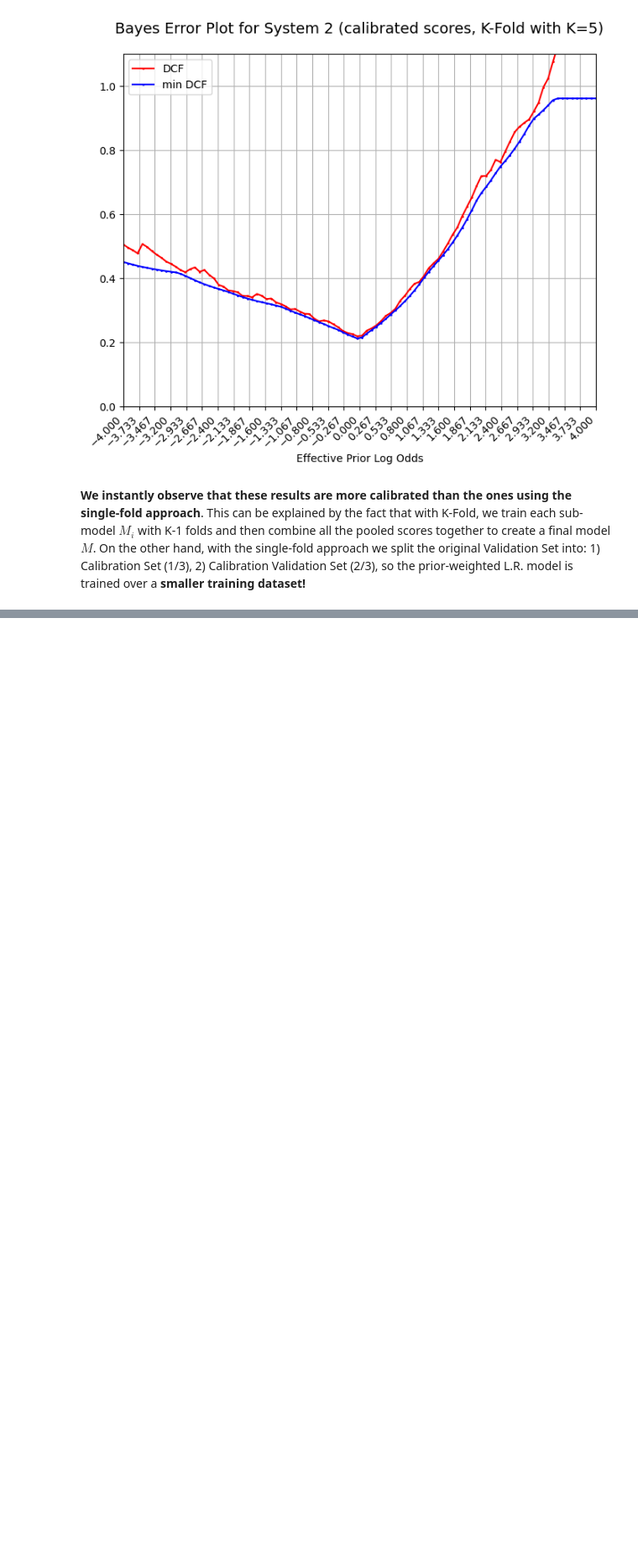
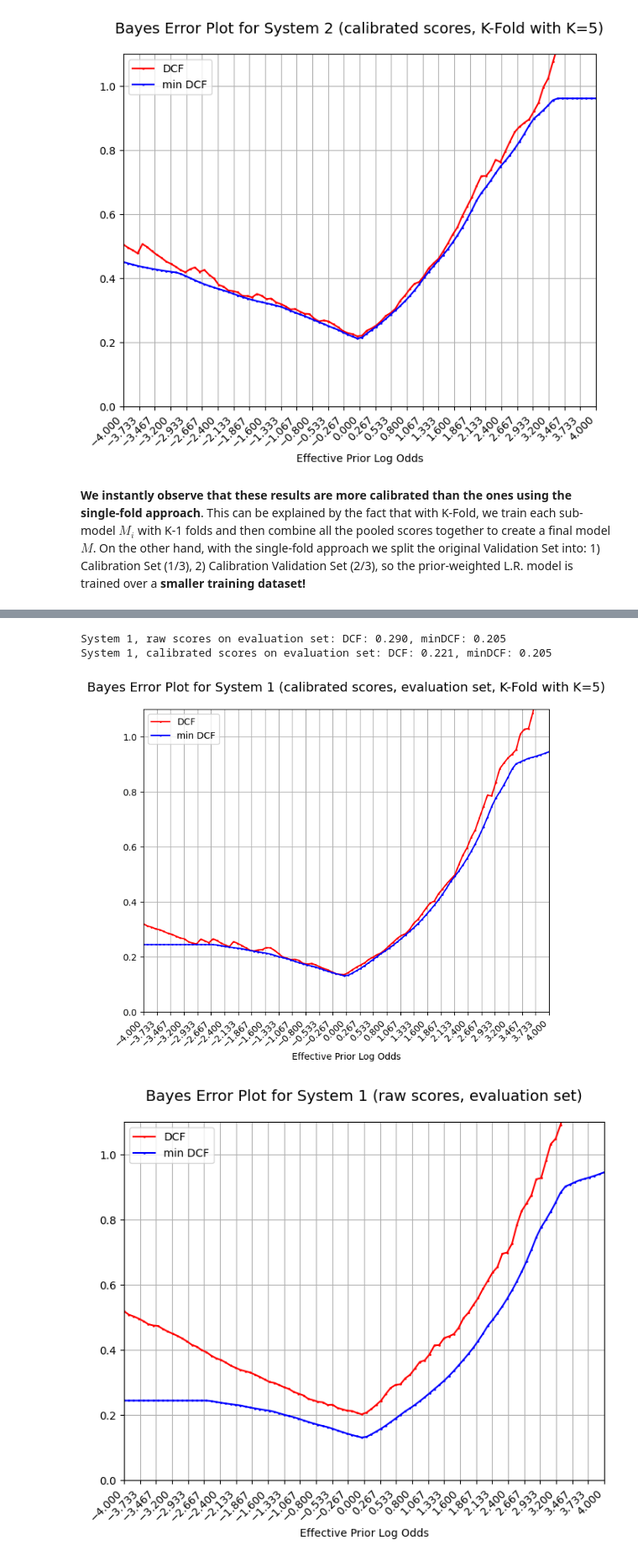
Before and after one commit to RiccardoRevalor/MachineLearningPatternRecognition, a Jupyter notebook: lab12_CalibrationFusion/cal_fusion.ipynb, the cells around one changed output, grey strips where cells are left out. Shown at 84% size. Cells and saved outputs as stored; diff of their text form; code cells hidden in the pictures; blank space fills up the shorter version.

Commit message:
l12: finished calibration, eval set with k-Fold

```diff
--- a/lab12_CalibrationFusion/cal_fusion.ipynb
+++ b/lab12_CalibrationFusion/cal_fusion.ipynb
@@ -396,0 +402,27 @@ minDCF for System 2 (calibrated scores, K-Fold): 0.315
+# %%
+#SYSTEM 1 - EVAL SET K FOLD
+
+#TRAIN THE FINAL MODEL M ON EVAL SET SCORES
+#reshape eval scores to 2-D arrays
+eval_scores_sys_1_2D = vrow(eval_scores_sys_1)
+#no regularitazion term, so lambda = l = 0
+alpha_eval_1, beta_eval_1, _ = trainLogReg_PriorWeighted(eval_scores_sys_1_2D, eval_labels, l=0, manual_grad=True, PriorTrue=pT)
+#apply the model on evaluation set
+calibrated_scores_sys_1_eval = (alpha_eval_1 @ eval_scores_sys_1_2D + beta_eval_1 - priorLogOdds).ravel()  # ravel to go back to 1-D array
+#compute DCF for the calibrated scores on evaluation set
+DCF_eval_sys_1_no_calibration = computeEmpiricalBayesRisk_Normalized(eval_scores_sys_1, eval_labels, pT, 1.0, 1.0)
+minDCF_eval_sys_1_no_calibration = computeMinEmpiricalBayesRisk_Normalized(eval_scores_sys_1, eval_labels, pT, 1.0, 1.0)
+DCF_eval_sys_1 = computeEmpiricalBayesRisk_Normalized(calibrated_scores_sys_1_eval, eval_labels, pT, 1.0, 1.0)
+minDCF_eval_sys_1 = computeMinEmpiricalBayesRisk_Normalized(calibrated_scores_sys_1_eval, eval_labels, pT, 1.0, 1.0)
+print(f"System 1, raw scores on evaluation set: DCF: {DCF_eval_sys_1_no_calibration:.3f}, minDCF: {minDCF_eval_sys_1_no_calibration:.3f}")
+print(f"System 1, calibrated scores on evaluation set: DCF: {DCF_eval_sys_1:.3f}, minDCF: {minDCF_eval_sys_1:.3f}")
+
+#bayes error plot for calibrated scores of system 1 on evaluation set
+plotBayesErrorPlots(effPriorLogOdds, calibrated_scores_sys_1_eval, eval_labels, title=f"Bayes Error Plot for System 1 (calibrated scores, evaluation set, K-Fold with K={KFOLD})")
+#bayes error plot for raw scores of system 1 on evaluation set
+plotBayesErrorPlots(effPriorLogOdds, eval_scores_sys_1, eval_labels, title="Bayes Error Plot for System 1 (raw scores, evaluation set)")
+# %% [output]
+System 1, raw scores on evaluation set: DCF: 0.290, minDCF: 0.205
+System 1, calibrated scores on evaluation set: DCF: 0.221, minDCF: 0.205
+[figure, added]
+[figure, added]
```
Also changed, not shown: parts of 2 cells of this notebook.
